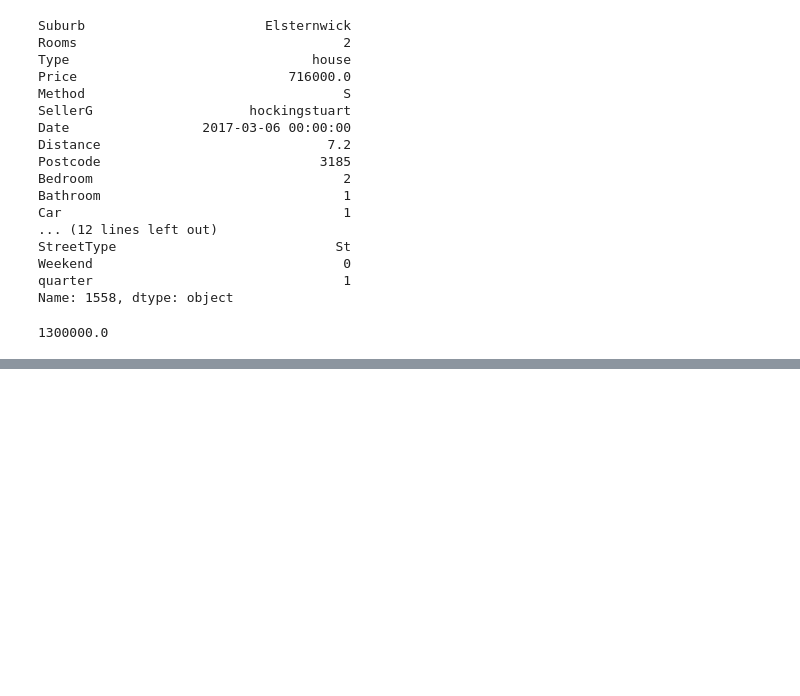
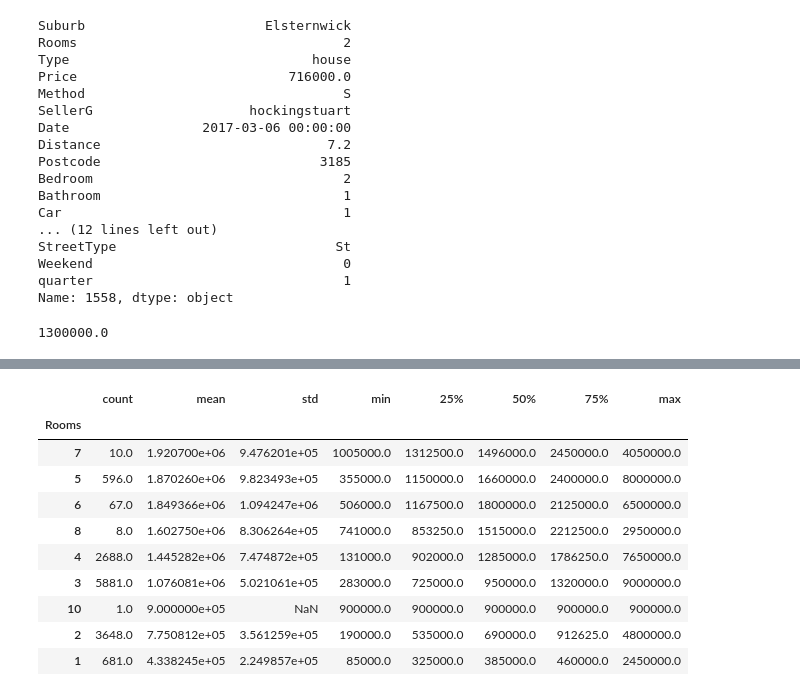
Before and after one commit to modernpacifist/engineering-of-machine-learning-urfu, a Jupyter notebook: python-pro-level/Notebooks/PandasPythonProWalkthrough5_2.ipynb, the cells around one changed output, grey strips where cells are left out. Saved outputs shown, nothing was run; the diff lists cells and outputs as text; code cells hidden in the pictures; blank space fills up the shorter version.

```diff
--- a/python-pro-level/Notebooks/PandasPythonProWalkthrough5_2.ipynb
+++ b/python-pro-level/Notebooks/PandasPythonProWalkthrough5_2.ipynb
@@ -248,0 +342,16 @@ df[mask1 & mask2].sort_values(
+# %%
+df.groupby('Rooms')['Price'].agg(
+    'describe'
+).sort_values(by='mean', ascending=False)
+# %% [output]
+|  | count | mean | std | min | 25% | 50% | 75% | max |
+| Rooms |  |  |  |  |  |  |  |  |
+| 7 | 10.0 | 1.920700e+06 | 9.476201e+05 | 1005000.0 | 1312500.0 | 1496000.0 | 2450000.0 | 4050000.0 |
+| 5 | 596.0 | 1.870260e+06 | 9.823493e+05 | 355000.0 | 1150000.0 | 1660000.0 | 2400000.0 | 8000000.0 |
+| 6 | 67.0 | 1.849366e+06 | 1.094247e+06 | 506000.0 | 1167500.0 | 1800000.0 | 2125000.0 | 6500000.0 |
+| 8 | 8.0 | 1.602750e+06 | 8.306264e+05 | 741000.0 | 853250.0 | 1515000.0 | 2212500.0 | 2950000.0 |
+| 4 | 2688.0 | 1.445282e+06 | 7.474872e+05 | 131000.0 | 902000.0 | 1285000.0 | 1786250.0 | 7650000.0 |
+| 3 | 5881.0 | 1.076081e+06 | 5.021061e+05 | 283000.0 | 725000.0 | 950000.0 | 1320000.0 | 9000000.0 |
+| 10 | 1.0 | 9.000000e+05 | NaN | 900000.0 | 900000.0 | 900000.0 | 900000.0 | 900000.0 |
+| 2 | 3648.0 | 7.750812e+05 | 3.561259e+05 | 190000.0 | 535000.0 | 690000.0 | 912625.0 | 4800000.0 |
+| 1 | 681.0 | 4.338245e+05 | 2.249857e+05 | 85000.0 | 325000.0 | 385000.0 | 460000.0 | 2450000.0 |
```
Also changed, not shown: parts of 13 cells of this notebook.
